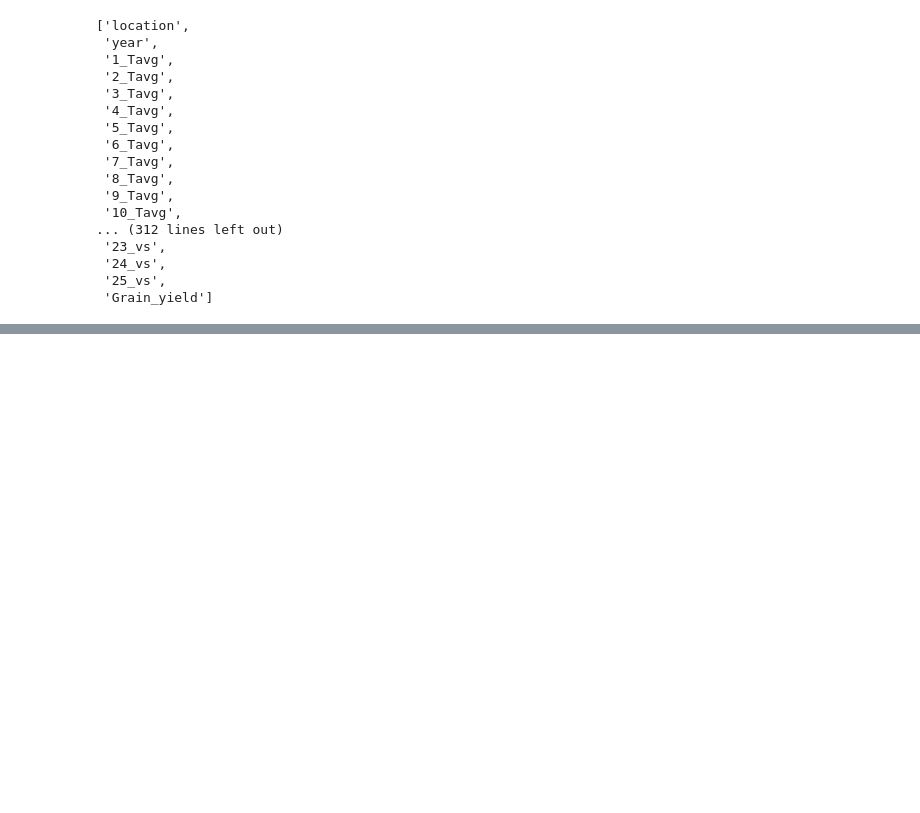
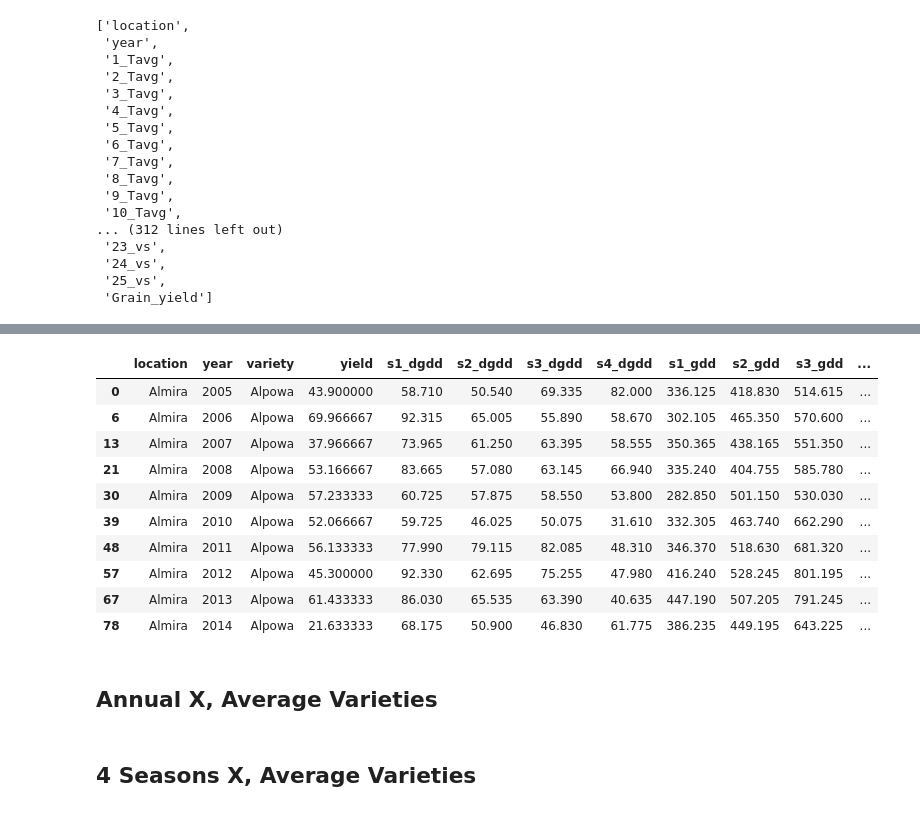
Before and after one commit to HNoorazar/Ag_Others, a Jupyter notebook: Ehsan/Wheat/00_read_excel_dump.ipynb, the cells around one changed output, grey strips where cells are left out. Cells and saved outputs as stored; diff of their text form; code cells hidden in the pictures; blank space fills up the shorter version.

```diff
--- a/Ehsan/Wheat/00_read_excel_dump.ipynb
+++ b/Ehsan/Wheat/00_read_excel_dump.ipynb
@@ -45,0 +348,6 @@ os.makedirs(wheat_reOrganized, exist_ok=True)
+# %%
+subseason_count = 4
+df["season_length_weeks"] = df["season_length"] / 7
+df["week_count_per_season"] = round(df["season_length_weeks"] / subseason_count)
+df["week_count_per_season"] = df["week_count_per_season"].astype(int)
+df.head(2)
@@ -45,0 +371,11 @@ os.makedirs(wheat_reOrganized, exist_ok=True)
+# %%
+desired_features = ["gdd", "dgdd", "precip"]
+# form new season-wise columns
+pre_var = ["s" + str(x) + "_" for x in list(range(1, subseason_count+1))]
+pre_var = pre_var * len(desired_features)
+post_feature = sorted(desired_features * 4)
+season_cols = [x + y for x, y in zip(pre_var, post_feature)]
+
+# add new columns to df_season
+df_season[season_cols] = -10
+df_season.head(2)
@@ -45,0 +386,26 @@ os.makedirs(wheat_reOrganized, exist_ok=True)
+# %%
+%%time
+
+# we have to do a for-loop
+for idx in df_season.index:
+    curr_df = df.loc[idx].copy()
+    week_count_per_season = curr_df["week_count_per_season"]
+    # print (curr_df["location"] + " - " + str(curr_df["year"]))
+
+    # The cuts between each season
+    cut_offs = list(week_count_per_season * range(1, subseason_count+1))
+    # since there is only 25 weeks worth of data
+    # replace the last cutoff to 25 so that last season
+    # contains everything.
+    cut_offs[-1] = 25
+    # takes care of first season
+    cut_offs = [0] + cut_offs
+
+    for season_ in range(1, subseason_count+1):
+        start_week = cut_offs[season_-1] + 1
+        end_week   = cut_offs[season_] + 1
+        for var_ in desired_features:
+            weekly_cols = [str(x) + "_" + var_ for x in range(start_week, end_week)]
+            df_season.loc[idx, "s"+str(season_)+"_"+var_] = curr_df[weekly_cols].sum()
+
+df_season.head(2)
@@ -46,3 +418,21 @@ os.makedirs(wheat_reOrganized, exist_ok=True)
+# %%
+df_season[(df_season["location"] == "Almira") & (df_season["variety"] == "Alpowa")]
+# %% [output]
+|  | location | year | variety | yield | s1_dgdd | s2_dgdd | s3_dgdd | s4_dgdd | s1_gdd | s2_gdd | s3_gdd | ... |
+| 0 | Almira | 2005 | Alpowa | 43.900000 | 58.710 | 50.540 | 69.335 | 82.000 | 336.125 | 418.830 | 514.615 | ... |
+| 6 | Almira | 2006 | Alpowa | 69.966667 | 92.315 | 65.005 | 55.890 | 58.670 | 302.105 | 465.350 | 570.600 | ... |
+| 13 | Almira | 2007 | Alpowa | 37.966667 | 73.965 | 61.250 | 63.395 | 58.555 | 350.365 | 438.165 | 551.350 | ... |
+| 21 | Almira | 2008 | Alpowa | 53.166667 | 83.665 | 57.080 | 63.145 | 66.940 | 335.240 | 404.755 | 585.780 | ... |
+| 30 | Almira | 2009 | Alpowa | 57.233333 | 60.725 | 57.875 | 58.550 | 53.800 | 282.850 | 501.150 | 530.030 | ... |
+| 39 | Almira | 2010 | Alpowa | 52.066667 | 59.725 | 46.025 | 50.075 | 31.610 | 332.305 | 463.740 | 662.290 | ... |
+| 48 | Almira | 2011 | Alpowa | 56.133333 | 77.990 | 79.115 | 82.085 | 48.310 | 346.370 | 518.630 | 681.320 | ... |
+| 57 | Almira | 2012 | Alpowa | 45.300000 | 92.330 | 62.695 | 75.255 | 47.980 | 416.240 | 528.245 | 801.195 | ... |
+| 67 | Almira | 2013 | Alpowa | 61.433333 | 86.030 | 65.535 | 63.390 | 40.635 | 447.190 | 507.205 | 791.245 | ... |
+| 78 | Almira | 2014 | Alpowa | 21.633333 | 68.175 | 50.900 | 46.830 | 61.775 | 386.235 | 449.195 | 643.225 | ... |
+# %% [markdown]
+## Annual X, Average Varieties
+# %% [markdown]
+## 4 Seasons X, Average Varieties
 # %%
 filename = wheat_reOrganized + "average_and_seperate_varieties.sav"
 
```
Also changed, not shown: parts of 46 cells of this notebook, 7 other files.
